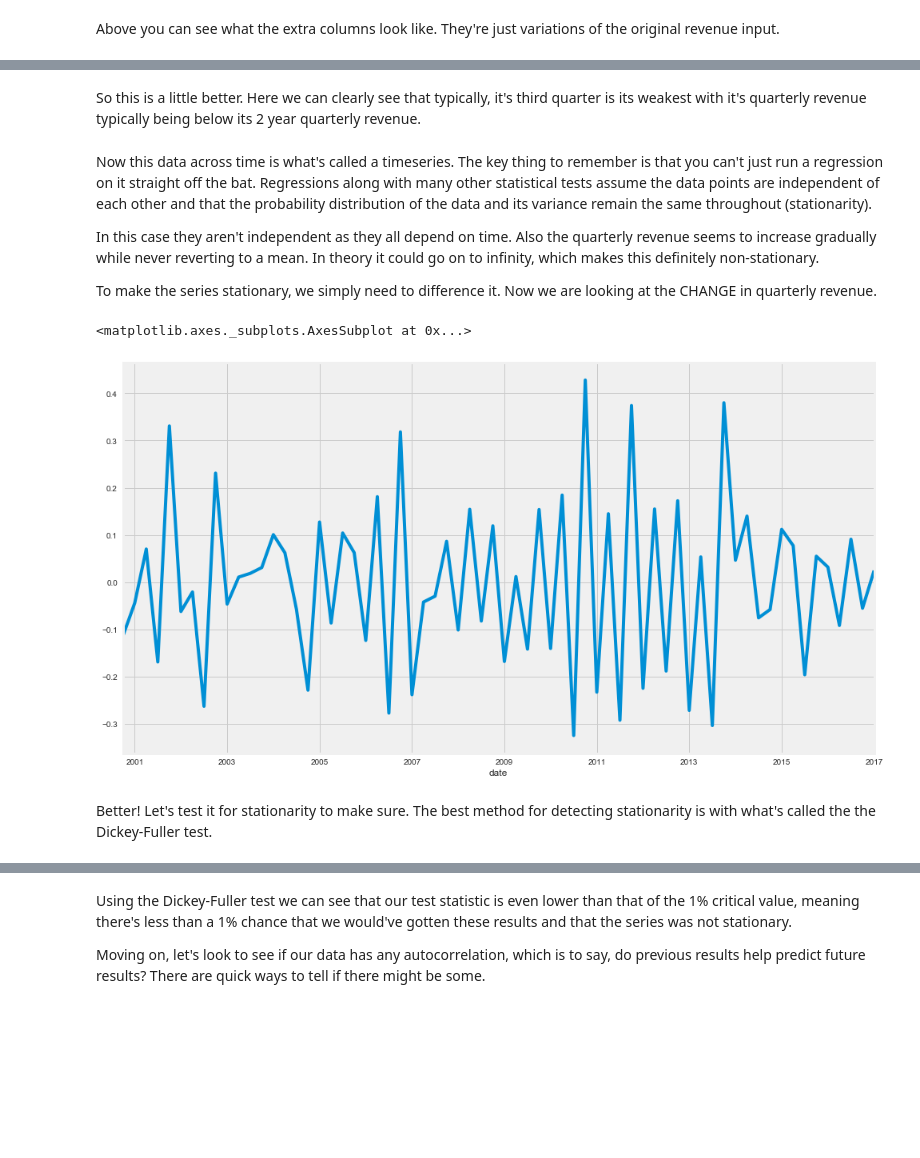
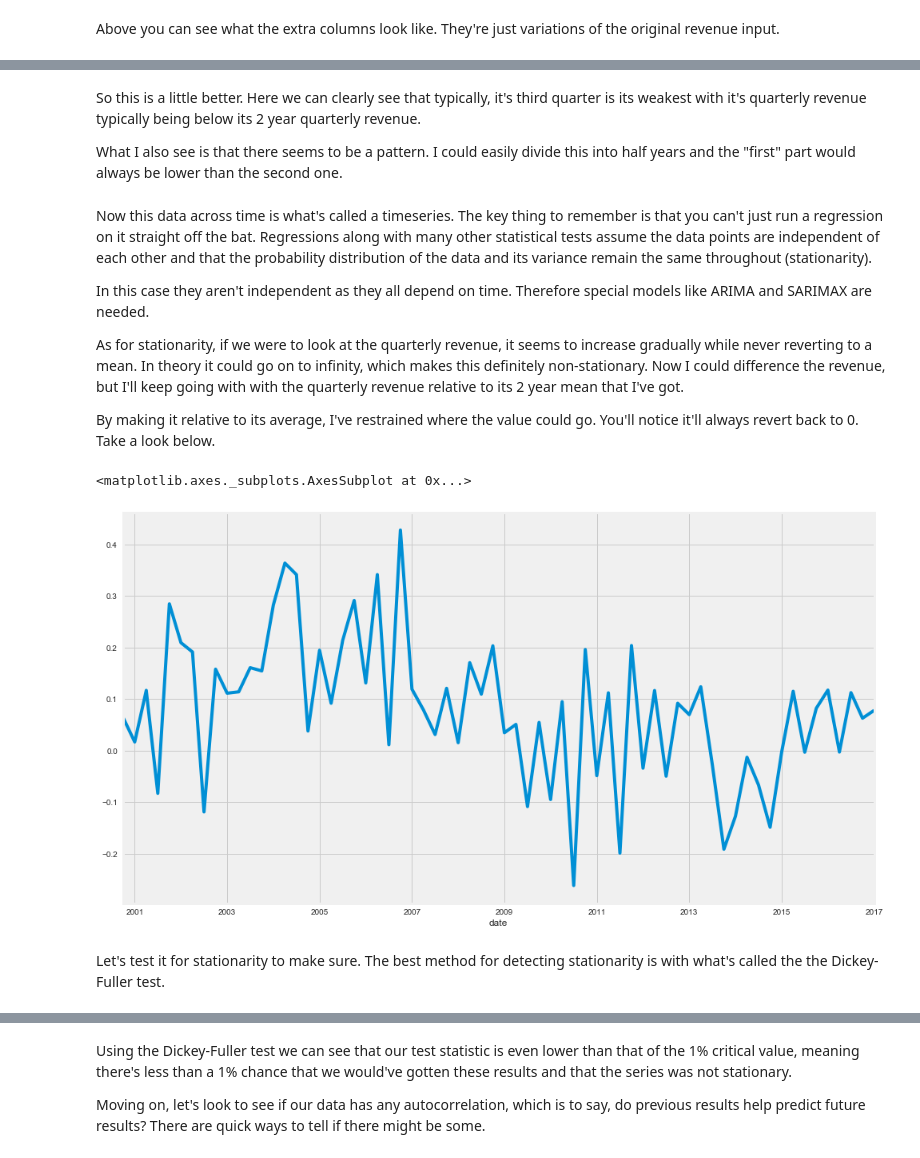
Before and after one commit to AKRD44/sportsbarsandhockey, a Jupyter notebook: Beer, burgers, and the Montreal Canadiens.ipynb, the cells around one changed output, grey strips where cells are left out. Cells and saved outputs as stored; diff of their text form; code cells hidden in the pictures; blank space fills up the shorter version.

```diff
--- a/Beer, burgers, and the Montreal Canadiens.ipynb
+++ b/Beer, burgers, and the Montreal Canadiens.ipynb
@@ -40,7 +40,7 @@ plt.style.use('fivethirtyeight')
 plt.rcParams['figure.figsize'] = (15, 6)
 from myscripts import *
 
-data=pd.read_csv("sportscene.csv",index_col="date",parse_dates=True)
+data=pd.read_csv("sportscenedata/sportscene.csv",index_col="date",parse_dates=True)
 
 data.columns=["quarter","half","year"]
 data.sort_index(inplace=True)
@@ -89,7 +89,7 @@ Pretty choppy eh? We'll get a clearer look as to what's behind this real soon.
 # Creating stats for bar data
 # %%
 window=8
-bar_data_stats=create_stats(pd.DataFrame(data),window)
+bar_data_stats=create_stats(pd.DataFrame(data),window,rolling_mean_shifted=True)
 bar_data=pd.concat([data,bar_data_stats],axis=1)
 bar_data.dropna(inplace=True)
 # %% [markdown]
@@ -142,25 +149,31 @@ chosen_bar_data.groupby(chosen_bar_data.index.month).mean().plot(kind="bar",titl
 # %% [markdown]
 So this is a little better. Here we can clearly see that typically, it's third quarter is its weakest with it's quarterly revenue typically being below its 2 year quarterly revenue.
+
+What I also see is that there seems to be a pattern. I could easily divide this into half years and the "first" part would always be lower than the second one.
 # %% [markdown]
 Now this data across time is what's called a timeseries. The key thing to remember is that you can't just run a regression on it straight off the bat. Regressions along with many other statistical tests assume the data points are independent of each other and that the probability distribution of the data and its variance remain the same throughout (stationarity).
 
-In this case they aren't independent as they all depend on time. Also the quarterly revenue seems to increase gradually while never reverting to a mean. In theory it could go on to infinity, which makes this definitely non-stationary.
+In this case they aren't independent as they all depend on time. Therefore special models like ARIMA and SARIMAX are needed.
 
-To make the series stationary, we simply need to difference it. Now we are looking at the CHANGE in quarterly revenue.
+As for stationarity, if we were to look at the quarterly revenue, it seems to increase gradually while never reverting to a mean. In theory it could go on to infinity, which makes this definitely non-stationary. Now I could difference the revenue, but I'll keep going with with the quarterly revenue relative to its 2 year mean that I've got.
+
+By making it relative to its average, I've restrained where the value could go. You'll notice it'll always revert back to 0.
+Take a look below.
 # %%
 #log them to help with the stationarity
 #stationary_data=np.log1p(bar_data[[0]]-bar_data[[0]].shift())
 
-stationary_data=chosen_bar_data-chosen_bar_data.shift()
-#stationary_data=chosen_bar_data
+#stationary_data=chosen_bar_data-chosen_bar_data.shift()
+stationary_data=chosen_bar_data
 
 stationary_data.dropna(inplace=True)
 stationary_data.plot()
 # %% [output]
 <matplotlib.axes._subplots.AxesSubplot at 0x...>
-[figure, old version]
+[figure, new version]
 # %% [markdown]
-Better! Let's test it for stationarity to make sure. The best method for detecting stationarity is with what's called the  the Dickey-Fuller test.
+
+Let's test it for stationarity to make sure. The best method for detecting stationarity is with what's called the  the Dickey-Fuller test.
 # %%
 test_stationarity(stationary_data)
 # %% [output]
```
Also changed, not shown: parts of 61 cells of this notebook, 2 other files.
